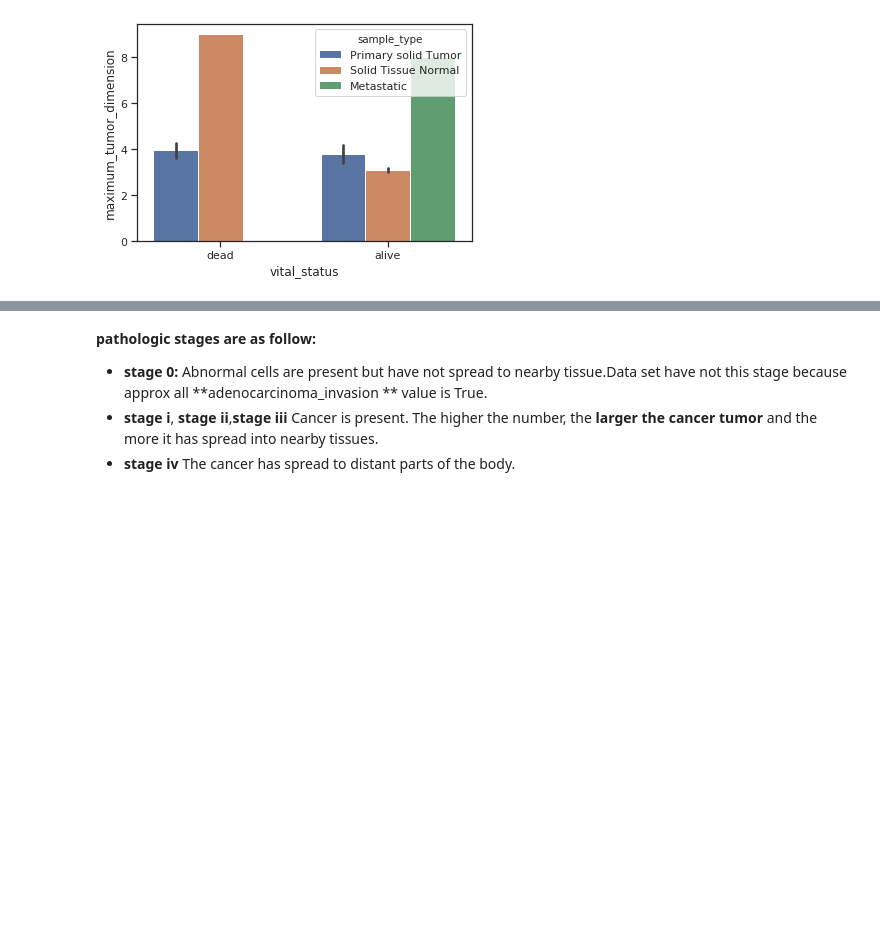
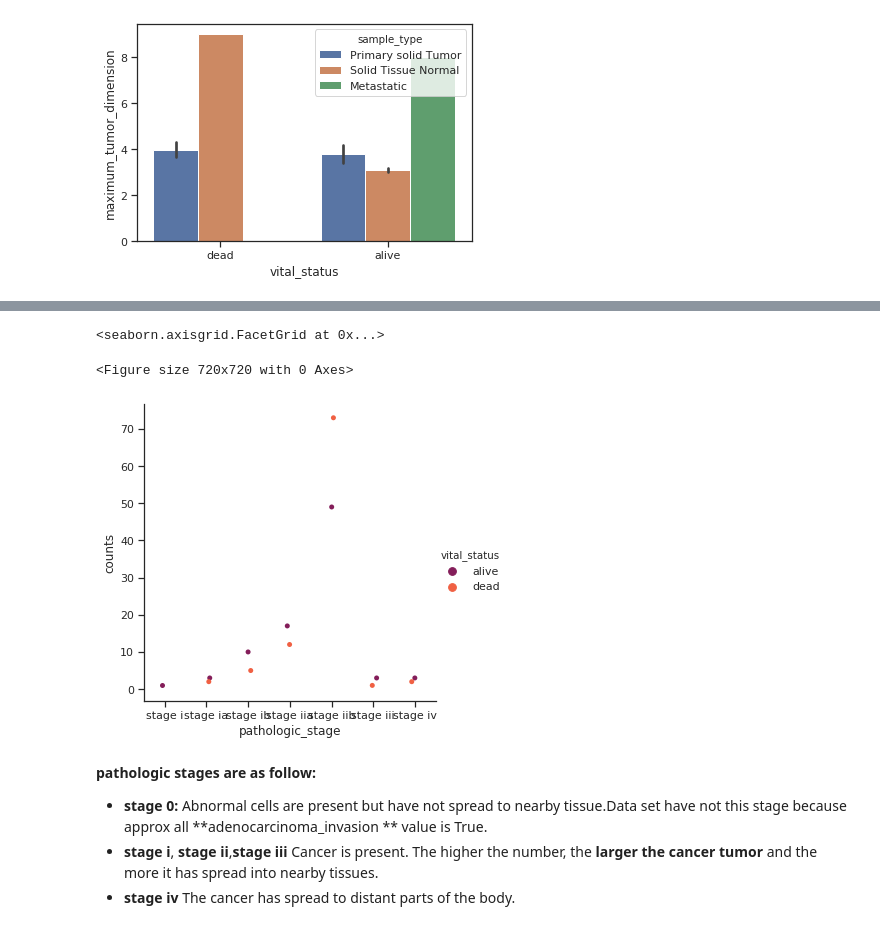
Before and after one commit to kaish114/Elucidata-Assignment-Internship, a Jupyter notebook: Elucidata_Assignment.ipynb, the cells around one changed output, grey strips where cells are left out. Cells and saved outputs as stored; diff of their text form; code cells hidden in the pictures; blank space fills up the shorter version.

```diff
--- a/Elucidata_Assignment.ipynb
+++ b/Elucidata_Assignment.ipynb
@@ -537,3 +544,13 @@ sns.barplot(x='pathologic_stage', y='counts', hue='vital_status', data=pathologi
+# %%
+#Plotting pathologic_stage Vs vital_status
+#Using catplot
+pathologic_stage_group = column_metadata.groupby(['pathologic_stage', 'vital_status'])['vital_status'].count().reset_index(name='counts')
+plt.figure(figsize=(10, 10))
+sns.catplot(x='pathologic_stage', y='counts', hue='vital_status', data=pathologic_stage_group, palette="rocket")
+# %% [output]
+<seaborn.axisgrid.FacetGrid at 0x...>
+<Figure size 720x720 with 0 Axes>
+[figure, added]
 # %% [markdown]
 **pathologic stages are as follow:**
 * **stage 0:** Abnormal cells are present but have not spread to nearby tissue.Data set have not this stage because approx all **adenocarcinoma_invasion ** value is True.
```
Also changed, not shown: parts of 8 cells of this notebook.
